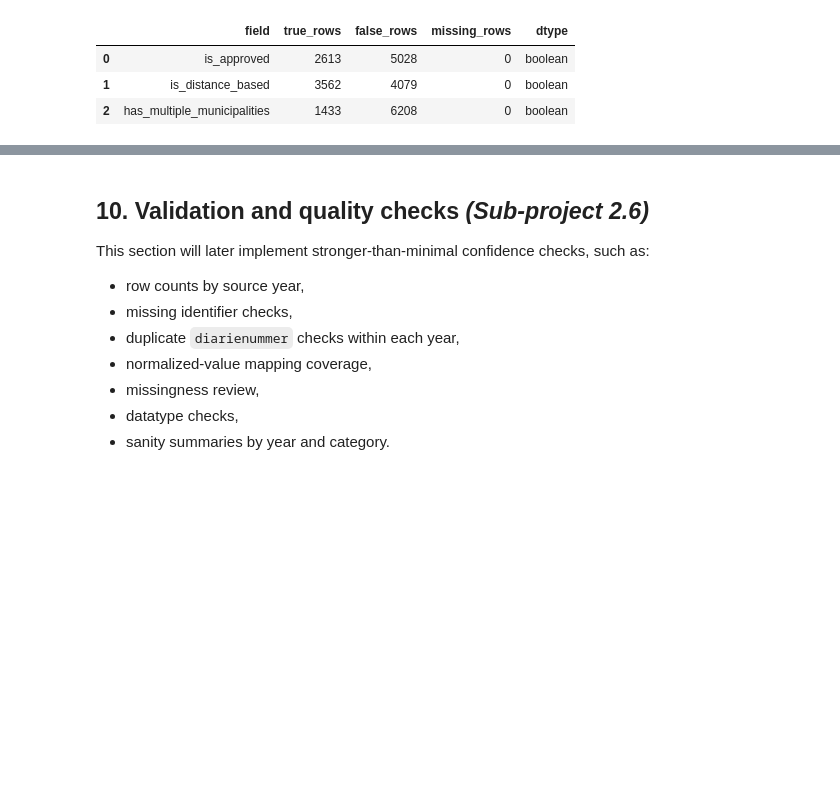
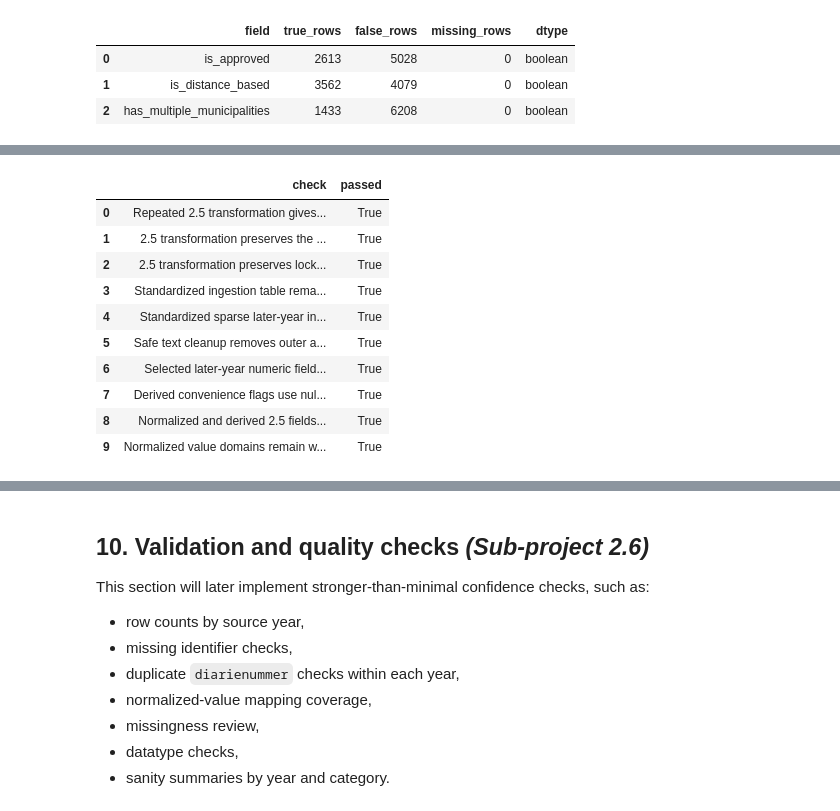
Before and after one commit to GhaneJ/Data_Pipelines, a Jupyter notebook: part_2/main.ipynb, the cells around one changed output, grey strips where cells are left out. Drawn from its saved outputs; the diff is of its cells as text; code cells hidden in the pictures; blank space fills up the shorter version.

Commit message:
test(part-2): validate 2.5 cleaning-enrichment layer and document completion

```diff
--- a/part_2/main.ipynb
+++ b/part_2/main.ipynb
@@ -1661,0 +1674,97 @@ Curated 2.5 applications table: 7,641 rows × 32 columns
+# %%
+curated_applications_rerun_check = add_normalization_and_enrichment(
+    apply_cleaning_layer(standardized_applications)
+)
+
+transformation_rerun_safe_ok = curated_applications.equals(curated_applications_rerun_check)
+row_count_preserved_after_cleaning_ok = len(curated_applications) == len(standardized_applications)
+schema_order_preserved_after_cleaning_ok = list(curated_applications.columns) == LOCKED_CURATED_SCHEMA
+standardized_input_preserved_ok = standardized_applications[
+    INGESTION_STAGE_PLACEHOLDER_FIELDS
+].isna().all().all()
+
+standardized_sparse_integer_dtypes_ok = all(
+    str(standardized_applications[column_name].dtype) == "Int64"
+    for column_name in CONCAT_STABLE_NULLABLE_INTEGER_FIELDS
+)
+
+cleaned_text_whitespace_ok = all(
+    not curated_applications[column_name]
+    .dropna()
+    .astype("string")
+    .str.contains(r"^\s|\s$|\s{2,}", regex=True)
+    .any()
+    for column_name in TEXT_COLUMNS_TO_CLEAN
+)
+
+nullable_integer_dtypes_ok = all(
+    str(curated_applications[column_name].dtype) == "Int64"
+    for column_name in NULLABLE_INTEGER_COLUMNS
+)
+
+nullable_boolean_dtypes_ok = all(
+    str(curated_applications[column_name].dtype) == "boolean"
+    for column_name in [
+        "is_approved",
+        "is_distance_based",
+        "has_multiple_municipalities",
+    ]
+)
+
+normalized_and_derived_fields_populated_ok = curated_applications[
+    [
+        "beslut_normalized",
+        "huvudmannatyp_normalized",
+        "is_approved",
+        "is_distance_based",
+        "has_multiple_municipalities",
+    ]
+].notna().all().all()
+
+normalized_value_domains_ok = (
+    set(curated_applications["beslut_normalized"].dropna().unique())
+    <= set(BESLUT_NORMALIZATION.values())
+    and set(curated_applications["huvudmannatyp_normalized"].dropna().unique())
+    <= set(HUVUDMANNATYP_NORMALIZATION.values())
+)
+
+transformation_validation_summary = pd.DataFrame(
+    [
+        {"check": "Repeated 2.5 transformation gives the same curated table", "passed": transformation_rerun_safe_ok},
+        {"check": "2.5 transformation preserves the 7,641-row input count", "passed": row_count_preserved_after_cleaning_ok},
+        {"check": "2.5 transformation preserves locked 32-field schema order", "passed": schema_order_preserved_after_cleaning_ok},
+        {"check": "Standardized ingestion table remains unmodified in 2.5-derived fields", "passed": standardized_input_preserved_ok},
+        {"check": "Standardized sparse later-year integer fields are concat-stable nullable Int64", "passed": standardized_sparse_integer_dtypes_ok},
+        {"check": "Safe text cleanup removes outer and repeated whitespace", "passed": cleaned_text_whitespace_ok},
+        {"check": "Selected later-year numeric fields use nullable Int64", "passed": nullable_integer_dtypes_ok},
+        {"check": "Derived convenience flags use nullable boolean dtype", "passed": nullable_boolean_dtypes_ok},
+        {"check": "Normalized and derived 2.5 fields are populated for observed categories", "passed": normalized_and_derived_fields_populated_ok},
+        {"check": "Normalized value domains remain within the locked 2.3 mappings", "passed": normalized_value_domains_ok},
+    ]
+)
+
+display(transformation_validation_summary)
+display(curated_applications.head())
+
+assert transformation_rerun_safe_ok, "Repeating the 2.5 transformation should reproduce the same curated table."
+assert row_count_preserved_after_cleaning_ok, "Cleaning/enrichment should not add or remove application rows."
+assert schema_order_preserved_after_cleaning_ok, "Cleaning/enrichment must preserve the locked 32-field schema order."
+assert standardized_input_preserved_ok, "The 2.5 layer should not mutate standardized_applications in place."
+assert standardized_sparse_integer_dtypes_ok, "Sparse later-year integer fields should be nullable Int64 before and after concatenation."
+assert cleaned_text_whitespace_ok, "Text cleanup should remove outer and repeated whitespace from configured text columns."
+assert nullable_integer_dtypes_ok, "Selected later-year numeric fields should use nullable Int64 after cleaning."
+assert nullable_boolean_dtypes_ok, "Derived convenience flags should use pandas nullable boolean dtype."
+assert normalized_and_derived_fields_populated_ok, "Observed 2.5 normalization and boolean outputs should be fully populated."
+assert normalized_value_domains_ok, "Normalized values must stay inside the locked 2.3 mapping domains."
+# %% [output]
+|  | check | passed |
+| 0 | Repeated 2.5 transformation gives... | True |
+| 1 | 2.5 transformation preserves the ... | True |
+| 2 | 2.5 transformation preserves lock... | True |
+| 3 | Standardized ingestion table rema... | True |
+| 4 | Standardized sparse later-year in... | True |
+| 5 | Safe text cleanup removes outer a... | True |
+| 6 | Selected later-year numeric field... | True |
+| 7 | Derived convenience flags use nul... | True |
+| 8 | Normalized and derived 2.5 fields... | True |
+| 9 | Normalized value domains remain w... | True |
```
Also changed, not shown: parts of 4 cells of this notebook, 1 other file.
